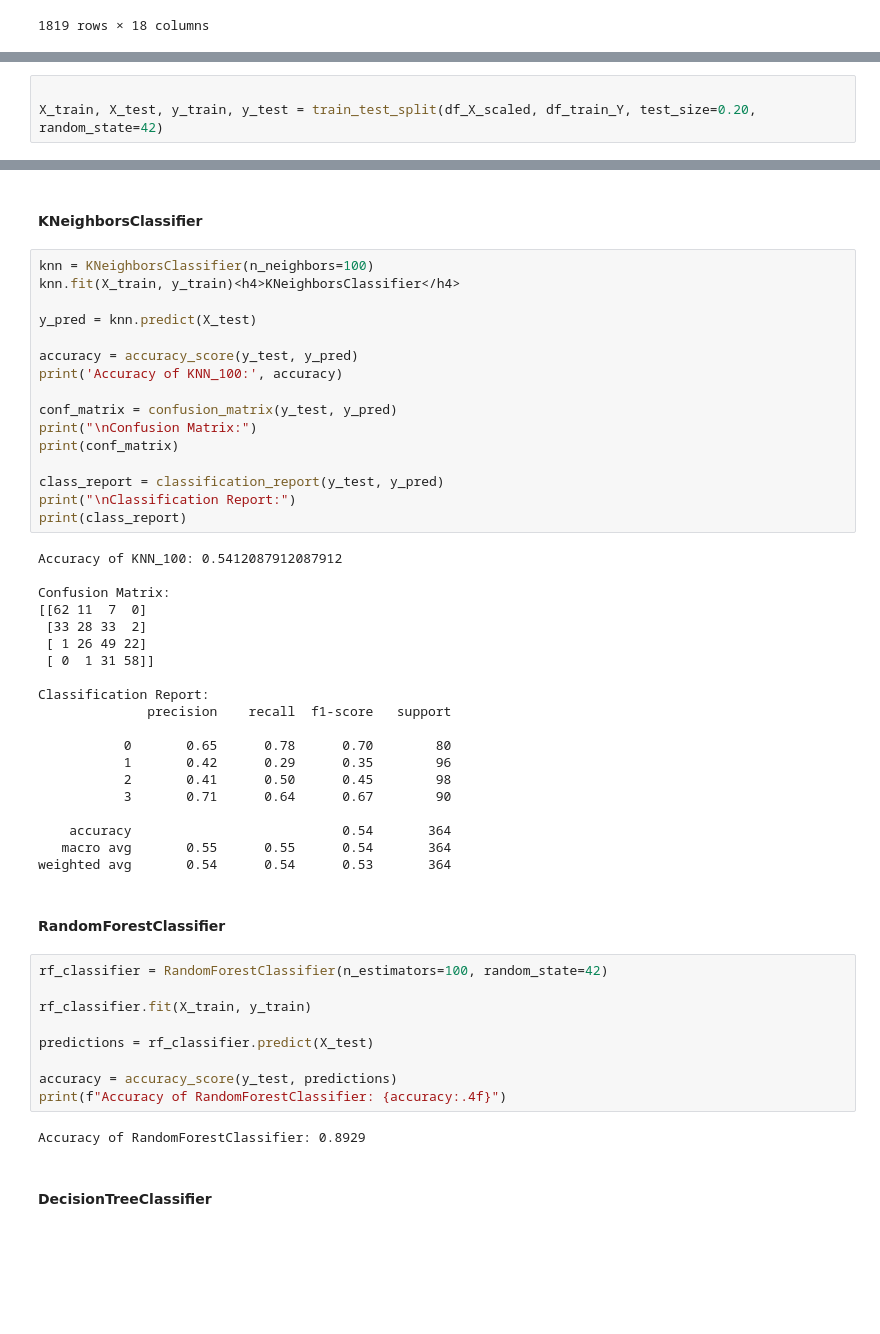
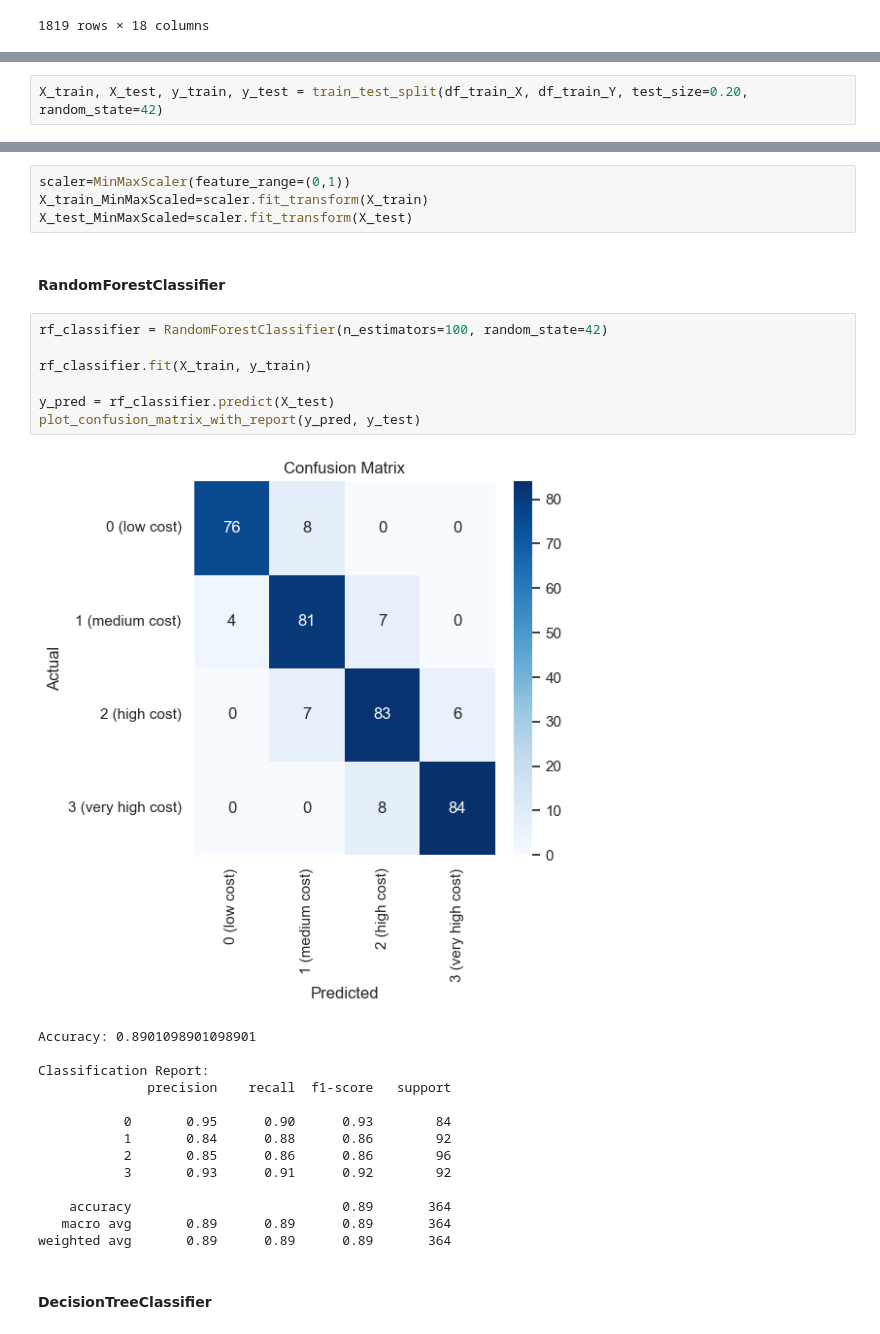
Before and after one commit to MarkkusKoddala/MobilePriceClassification, a Jupyter notebook: mobilepricepredictor.ipynb, the cells around one changed output, grey strips where cells are left out. Cells and saved outputs as stored; diff of their text form; blank space fills up the shorter version.

```diff
--- a/mobilepricepredictor.ipynb
+++ b/mobilepricepredictor.ipynb
@@ -406,3 +406,2 @@ from sklearn.metrics import mean_squared_error
 # %%
-
-X_train, X_test, y_train, y_test = train_test_split(df_X_scaled, df_train_Y, test_size=0.20, random_state=42)
+X_train, X_test, y_train, y_test = train_test_split(df_train_X, df_train_Y, test_size=0.20, random_state=42)
@@ -409,53 +426,30 @@ X_train, X_test, y_train, y_test = train_test_split(df_X_scaled, df_train_Y, tes
-# %% [markdown]
-<h4>KNeighborsClassifier</h4>
-# %%
-knn = KNeighborsClassifier(n_neighbors=100)
-knn.fit(X_train, y_train)<h4>KNeighborsClassifier</h4>
-
-y_pred = knn.predict(X_test)
-
-accuracy = accuracy_score(y_test, y_pred)
-print('Accuracy of KNN_100:', accuracy)
-
-conf_matrix = confusion_matrix(y_test, y_pred)
-print("\nConfusion Matrix:")
-print(conf_matrix)
-
-class_report = classification_report(y_test, y_pred)
-print("\nClassification Report:")
-print(class_report)
-# %% [output]
-Accuracy of KNN_100: 0.5412087912087912
-
-Confusion Matrix:
-[[62 11  7  0]
- [33 28 33  2]
- [ 1 26 49 22]
- [ 0  1 31 58]]
-
-Classification Report:
-              precision    recall  f1-score   support
-
-           0       0.65      0.78      0.70        80
-           1       0.42      0.29      0.35        96
-           2       0.41      0.50      0.45        98
-           3       0.71      0.64      0.67        90
-
-    accuracy                           0.54       364
-   macro avg       0.55      0.55      0.54       364
-weighted avg       0.54      0.54      0.53       364
+# %%
+scaler=MinMaxScaler(feature_range=(0,1))
+X_train_MinMaxScaled=scaler.fit_transform(X_train)
+X_test_MinMaxScaled=scaler.fit_transform(X_test)
 # %% [markdown]
 <h4>RandomForestClassifier</h4>
 # %%
 rf_classifier = RandomForestClassifier(n_estimators=100, random_state=42)
 
 rf_classifier.fit(X_train, y_train)
 
-predictions = rf_classifier.predict(X_test)
-
-accuracy = accuracy_score(y_test, predictions)
-print(f"Accuracy of RandomForestClassifier: {accuracy:.4f}")
+y_pred = rf_classifier.predict(X_test)
+plot_confusion_matrix_with_report(y_pred, y_test)
 # %% [output]
+[figure, added]
-Accuracy of RandomForestClassifier: 0.8929
+Accuracy: 0.8901098901098901
+
+Classification Report:
+              precision    recall  f1-score   support
+
+           0       0.95      0.90      0.93        84
+           1       0.84      0.88      0.86        92
+           2       0.85      0.86      0.86        96
+           3       0.93      0.91      0.92        92
+
+    accuracy                           0.89       364
+   macro avg       0.89      0.89      0.89       364
+weighted avg       0.89      0.89      0.89       364
 # %% [markdown]
 <h4>DecisionTreeClassifier</h4>
```
Also changed, not shown: parts of 35 cells of this notebook.
